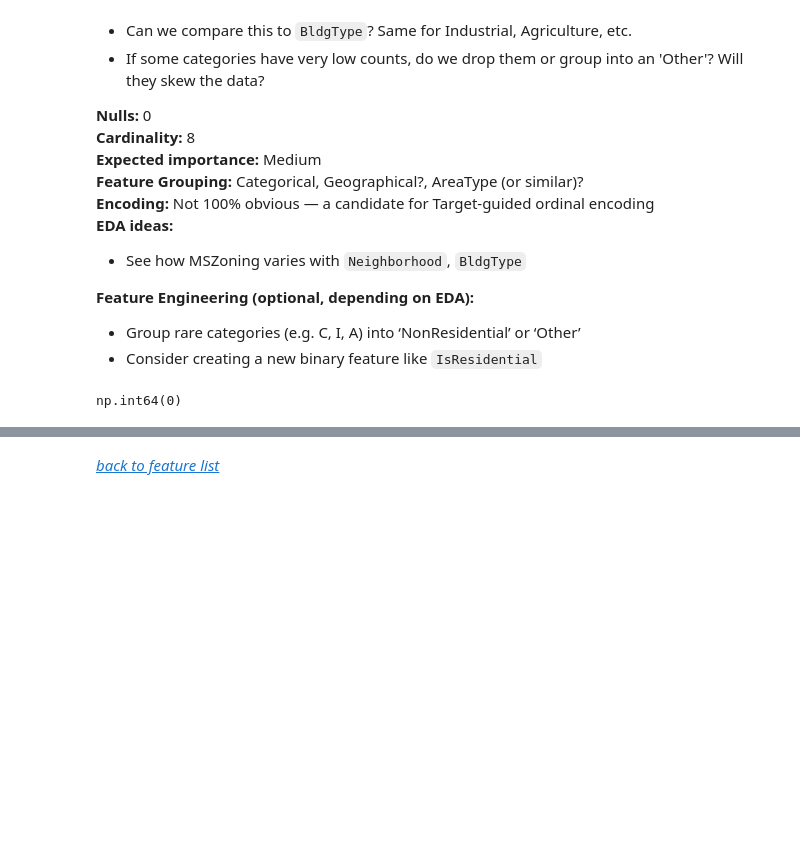
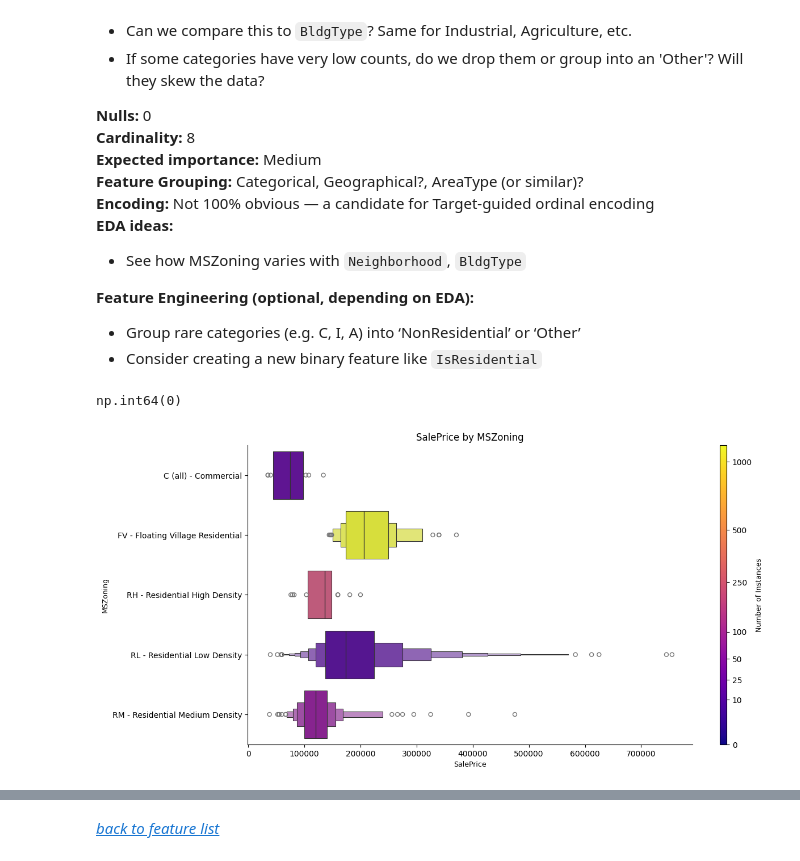
Before and after one commit to ddrant/HousePrices_KaggleComp, a Jupyter notebook: Remame_First_notebook.ipynb, the cells around one changed output, grey strips where cells are left out. Drawn from its saved outputs; the diff is of its cells as text; code cells hidden in the pictures; blank space fills up the shorter version.

```diff
--- a/Remame_First_notebook.ipynb
+++ b/Remame_First_notebook.ipynb
@@ -389,3 +431,20 @@ While categories like 'Commercial' or 'Industrial' exist, all properties in this
 df['MSZoning'].isna().sum()
 # %% [output]
 np.int64(0)
+# %%
+cbar_ticks = [0,10,25,50,100, 250, 500, 1000]
+
+mszoning_map={
+    'A': 'Agriculture',
+    'C (all)': 'Commercial',
+    'FV': 'Floating Village Residential',
+    'I': 'Industrial',
+    'RH': 'Residential High Density',
+    'RL': 'Residential Low Density',
+    'RP': 'Residential Low Density Park',
+    'RM': 'Residential Medium Density'
+}
+
+boxen_by_category(data=df, cat_var='MSZoning', value_var='SalePrice', cmap_norm='power', cbar_ticks=cbar_ticks, gamma=0.4, size=6, cat_label_map=mszoning_map)
+# %% [output]
+[figure, added]
```
Also changed, not shown: parts of 9 cells of this notebook.
